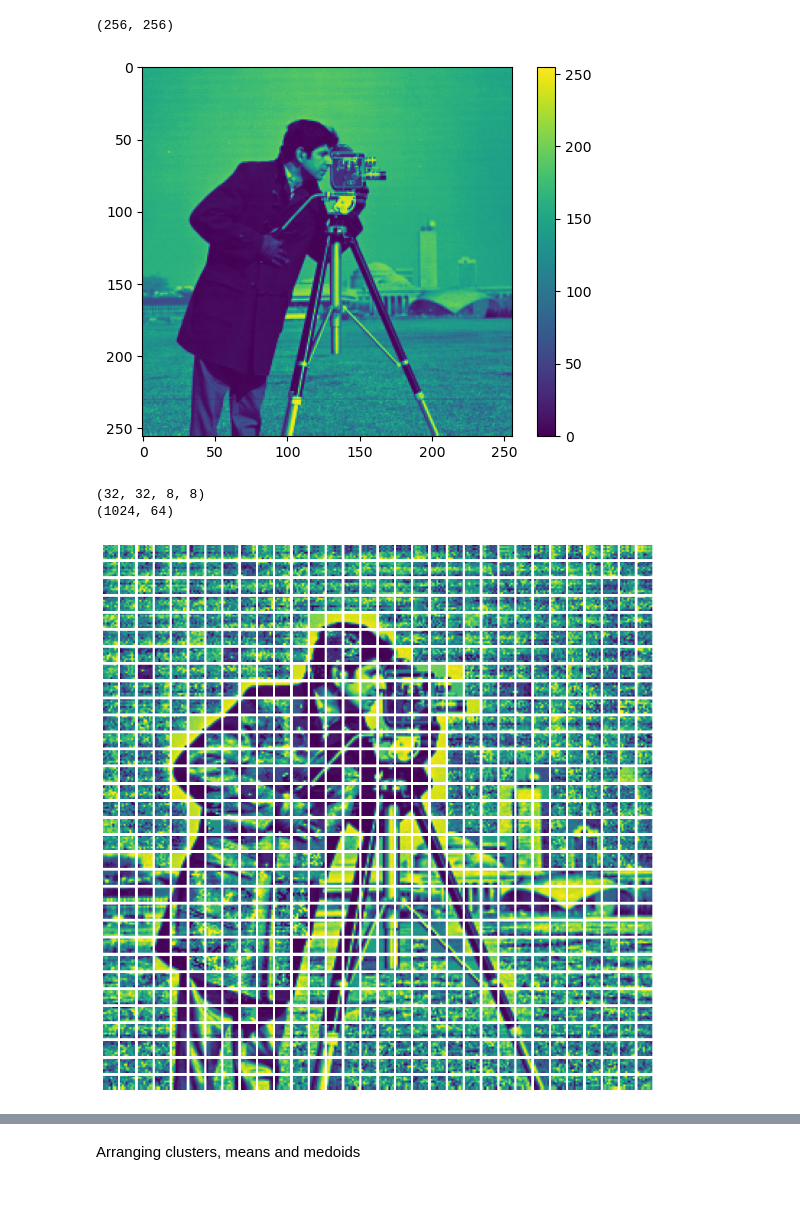
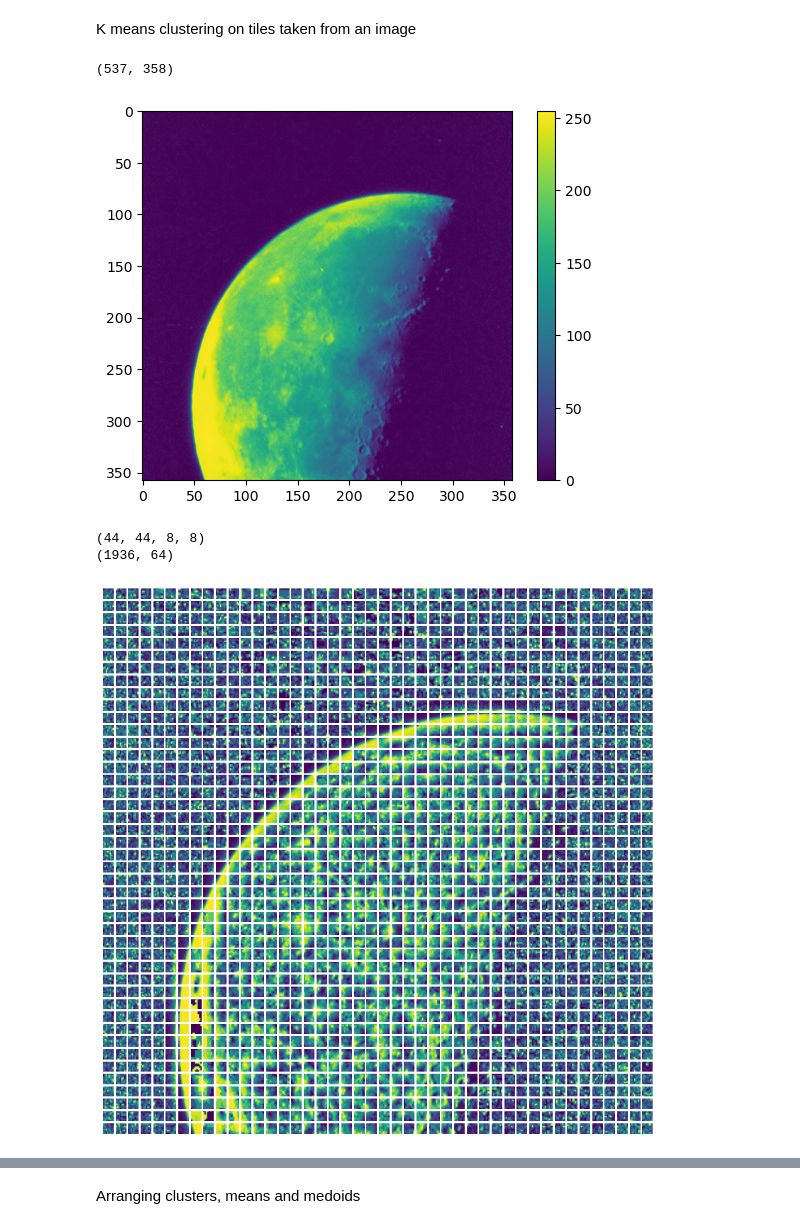
Before and after one commit to Tharindu-Nirmal/Image_Denoising, a Jupyter notebook: Clustering.ipynb, the cells around one changed output, grey strips where cells are left out. Cells and saved outputs as stored; diff of their text form; code cells hidden in the pictures; blank space fills up the shorter version.

```diff
--- a/Clustering.ipynb
+++ b/Clustering.ipynb
@@ -6,20 +6,26 @@ import numpy as np
 from scipy.cluster.vq import kmeans, vq
 from sklearn.decomposition import PCA
 from scipy.spatial.distance import cdist
+# %% [markdown]
+K means clustering on tiles taken from an image
 # %%
-image_number = 3
+image_number = 5
 # dimensionality (N) of subspace = 64
 tile_w = 8
+num_clusters = 32
 
 image = cv2.imread(f"Dataset/Image{image_number}.png")
 image = cv2.cvtColor(image, cv2.COLOR_BGR2GRAY)
 print(image.shape)
+mindim = np.min(image.shape)
+image = image[:mindim, :mindim]
+
 plt.imshow(image)
 plt.colorbar()
 plt.show();
 # %% [output]
-(256, 256)
+(537, 358)
-[figure, old version]
+[figure, new version]
 # %%
 def return_tiles(image, tile_width):
     """
@@ -47,8 +53,8 @@ im_tiles2d, im_tiles1d = return_tiles(image, tile_w)
 print(im_tiles2d.shape)
 print(im_tiles1d.shape)
 # %% [output]
-(32, 32, 8, 8)
-(1024, 64)
+(44, 44, 8, 8)
+(1936, 64)
 # %%
 def visualize_tiles(tiles_array):
     num_tiles_y, num_tiles_x, tile_width, _ = tiles_array.shape
@@ -66,7 +72,7 @@ def visualize_tiles(tiles_array):
 # %%
 visualize_tiles(im_tiles2d)
 # %% [output]
-[figure, old version]
+[figure, new version]
 # %%
 # Perform K-means clustering
 # Adjust the number of clusters as needed
```
Also changed, not shown: parts of 5 cells of this notebook.
